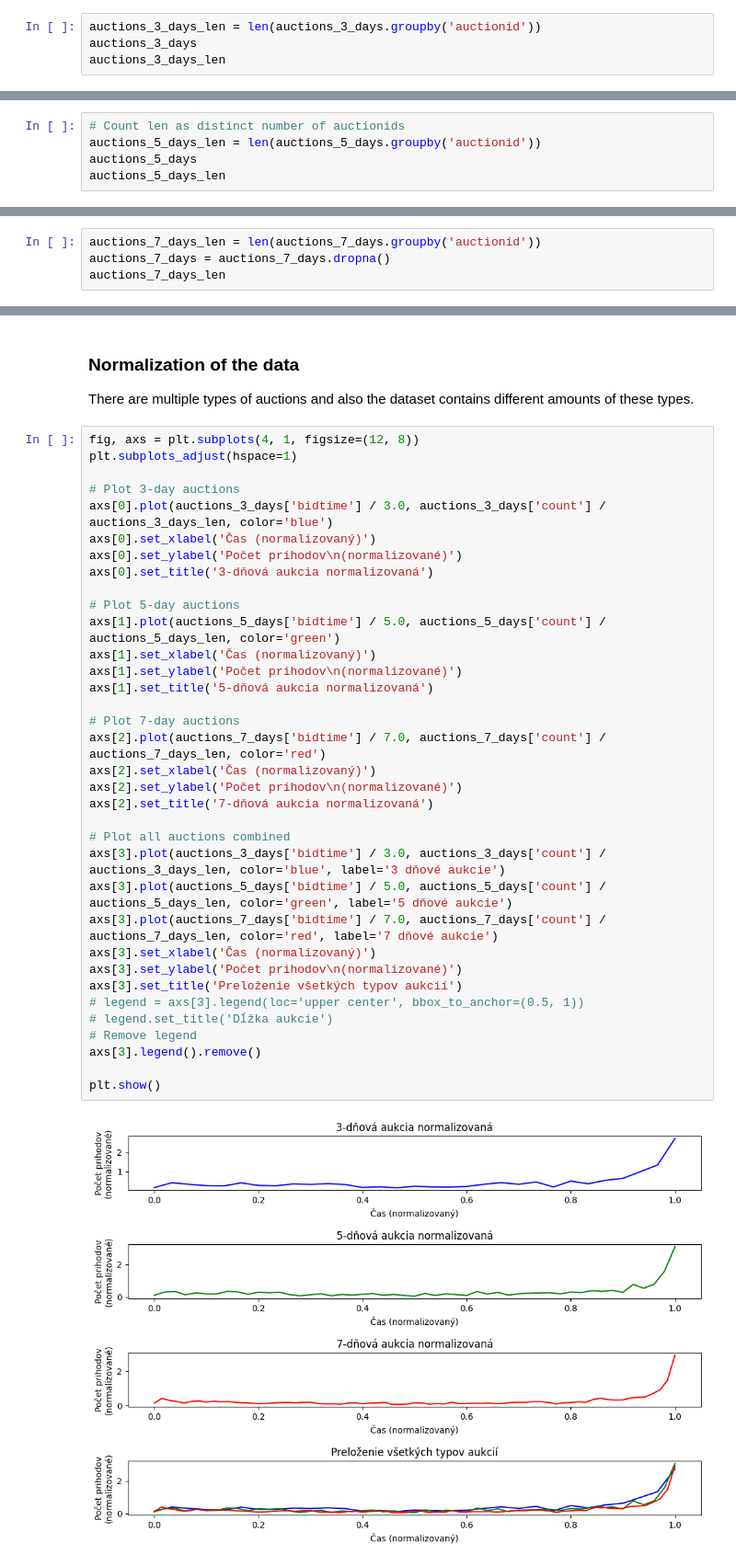
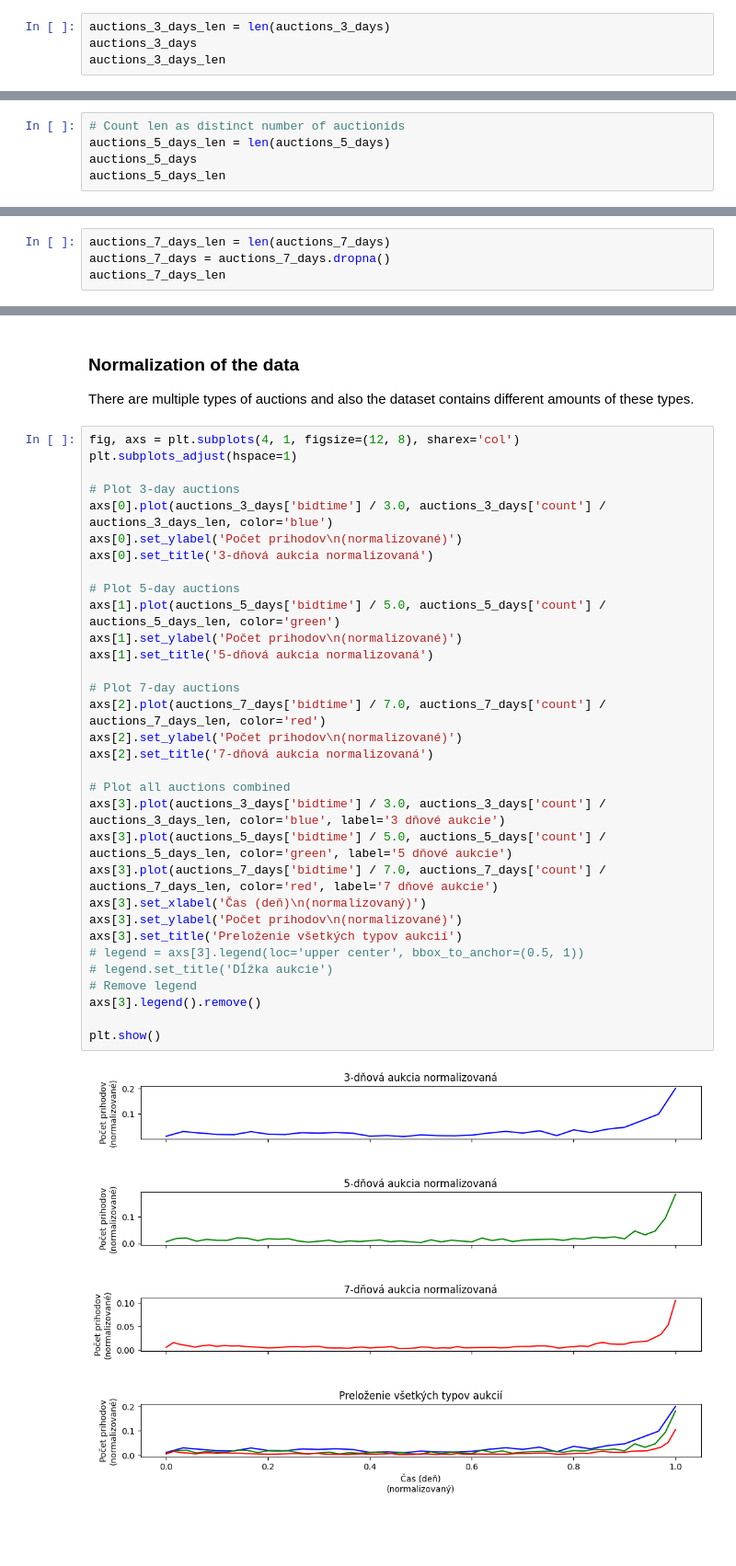
Before and after one commit to findraj/Auction-Dynamics-Simulation, a Jupyter notebook: analysis/ebay/ebay.ipynb, the cells around one changed output, grey strips where cells are left out. Shown: that part at 92% size. Cells and saved outputs as stored; diff of their text form; blank space fills up the shorter version.

```diff
--- a/analysis/ebay/ebay.ipynb
+++ b/analysis/ebay/ebay.ipynb
@@ -138,7 +138,7 @@ axs.bar('7 Days', average_7_days, color='red', label=f'7 Days ({average_7_days:.
 # %%
 auctions_3_days = auctions_3_days.dropna()
 # %%
-auctions_3_days_len = len(auctions_3_days.groupby('auctionid'))
+auctions_3_days_len = len(auctions_3_days)
 auctions_3_days
 auctions_3_days_len
 # %% [output]
@@ -147,7 +147,7 @@ auctions_3_days_len
 auctions_5_days = auctions_5_days.dropna()
 # %%
 # Count len as distinct number of auctionids
-auctions_5_days_len = len(auctions_5_days.groupby('auctionid'))
+auctions_5_days_len = len(auctions_5_days)
 auctions_5_days
 auctions_5_days_len
 # %% [output]
@@ -155,5 +155,5 @@ auctions_5_days_len
 # %%
-auctions_7_days_len = len(auctions_7_days.groupby('auctionid'))
+auctions_7_days_len = len(auctions_7_days)
 auctions_7_days = auctions_7_days.dropna()
 auctions_7_days_len
 # %% [output]
@@ -212,39 +212,36 @@ plt.show()
 ### Normalization of the data
 There are multiple types of auctions and also the dataset contains different amounts of these types.
 # %%
-fig, axs = plt.subplots(4, 1, figsize=(12, 8))
+fig, axs = plt.subplots(4, 1, figsize=(12, 8), sharex='col')
 plt.subplots_adjust(hspace=1)
 
 # Plot 3-day auctions
 axs[0].plot(auctions_3_days['bidtime'] / 3.0, auctions_3_days['count'] / auctions_3_days_len, color='blue')
-axs[0].set_xlabel('Čas (normalizovaný)')
 axs[0].set_ylabel('Počet prihodov\n(normalizované)')
 axs[0].set_title('3-dňová aukcia normalizovaná')
 
 # Plot 5-day auctions
 axs[1].plot(auctions_5_days['bidtime'] / 5.0, auctions_5_days['count'] / auctions_5_days_len, color='green')
-axs[1].set_xlabel('Čas (normalizovaný)')
 axs[1].set_ylabel('Počet prihodov\n(normalizované)')
 axs[1].set_title('5-dňová aukcia normalizovaná')
 
 # Plot 7-day auctions
 axs[2].plot(auctions_7_days['bidtime'] / 7.0, auctions_7_days['count'] / auctions_7_days_len, color='red')
-axs[2].set_xlabel('Čas (normalizovaný)')
 axs[2].set_ylabel('Počet prihodov\n(normalizované)')
 axs[2].set_title('7-dňová aukcia normalizovaná')
 
 # Plot all auctions combined
 axs[3].plot(auctions_3_days['bidtime'] / 3.0, auctions_3_days['count'] / auctions_3_days_len, color='blue', label='3 dňové aukcie')
 axs[3].plot(auctions_5_days['bidtime'] / 5.0, auctions_5_days['count'] / auctions_5_days_len, color='green', label='5 dňové aukcie')
 axs[3].plot(auctions_7_days['bidtime'] / 7.0, auctions_7_days['count'] / auctions_7_days_len, color='red', label='7 dňové aukcie')
-axs[3].set_xlabel('Čas (normalizovaný)')
+axs[3].set_xlabel('Čas (deň)\n(normalizovaný)')
 axs[3].set_ylabel('Počet prihodov\n(normalizované)')
 axs[3].set_title('Preloženie všetkých typov aukcií')
 # legend = axs[3].legend(loc='upper center', bbox_to_anchor=(0.5, 1))
 # legend.set_title('Dĺžka aukcie')
 # Remove legend
 axs[3].legend().remove()
 
 plt.show()
 # %% [output]
-[figure, old version]
+[figure, new version]
```
Also changed, not shown: parts of 3 cells of this notebook, 8 other files.
